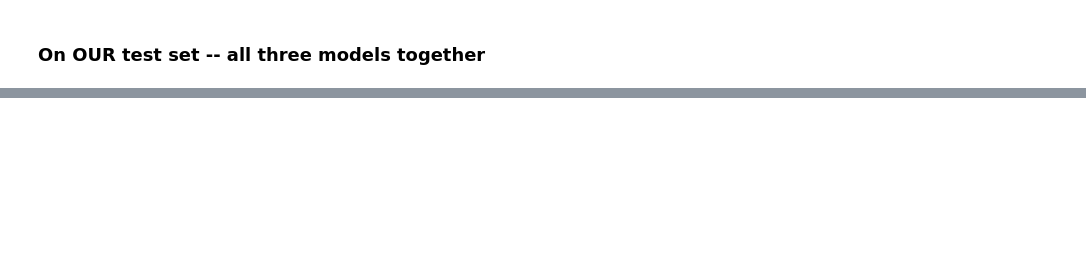
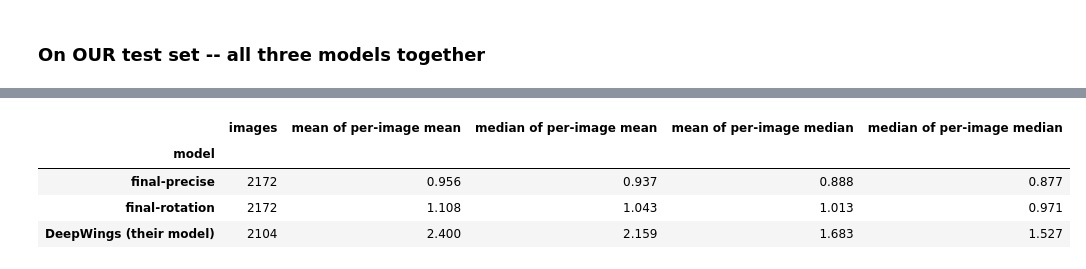
Before and after one commit to mkrajew/bees, a Jupyter notebook: notebooks/29_final_results_showcase.ipynb, the cells around one changed output, grey strips where cells are left out. Drawn from its saved outputs; the diff is of its cells as text; code cells hidden in the pictures; blank space fills up the shorter version.

```diff
--- a/notebooks/29_final_results_showcase.ipynb
+++ b/notebooks/29_final_results_showcase.ipynb
@@ -314,0 +370,27 @@ plt.show()
+# %%
+def per_image_stats(landmark_errors):
+    """landmark_errors: (images, 19) array of landmark errors in px."""
+    per_image_mean = landmark_errors.mean(axis=1)
+    per_image_median = np.median(landmark_errors, axis=1)
+    return {
+        "images": len(landmark_errors),
+        "mean of per-image mean": per_image_mean.mean(),
+        "median of per-image mean": np.median(per_image_mean),
+        "mean of per-image median": per_image_median.mean(),
+        "median of per-image median": np.median(per_image_median),
+    }
+
+
+per_image_df = pd.DataFrame({
+    "final-precise": per_image_stats(results_precise["landmark_errors"]),
+    "final-rotation": per_image_stats(results_rotation["landmark_errors"]),
+    "DeepWings (their model)": per_image_stats(dw_lm_errors),
+}).T.astype({"images": int})
+per_image_df.index.name = "model"
+display(per_image_df.round(3))
+# %% [output]
+|  | images | mean of per-image mean | median of per-image mean | mean of per-image median | median of per-image median |
+| model |  |  |  |  |  |
+| final-precise | 2172 | 0.956 | 0.937 | 0.888 | 0.877 |
+| final-rotation | 2172 | 1.108 | 1.043 | 1.013 | 0.971 |
+| DeepWings (their model) | 2104 | 2.400 | 2.159 | 1.683 | 1.527 |
```
Also changed, not shown: parts of 11 cells of this notebook, 3 other files.
